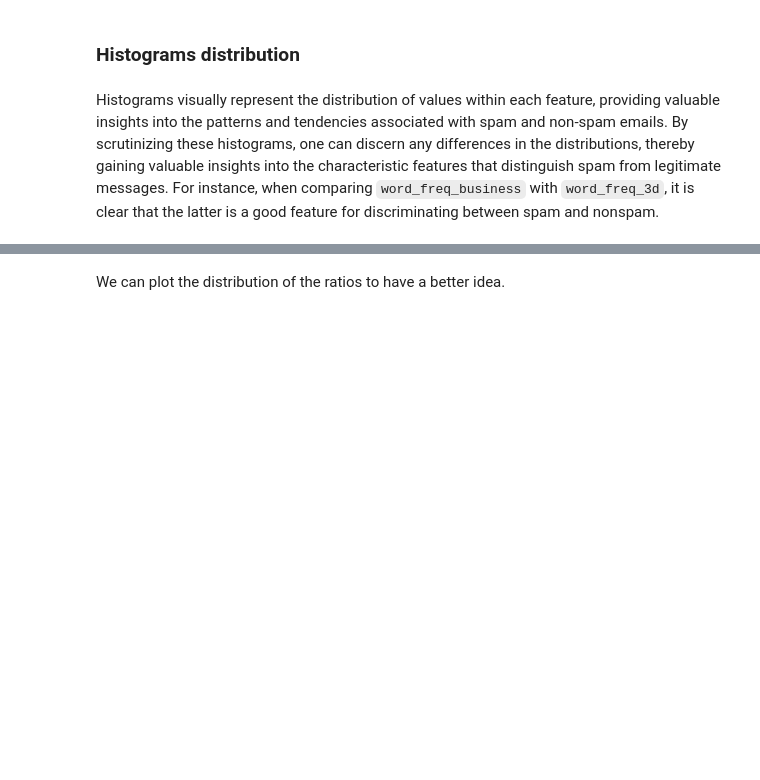
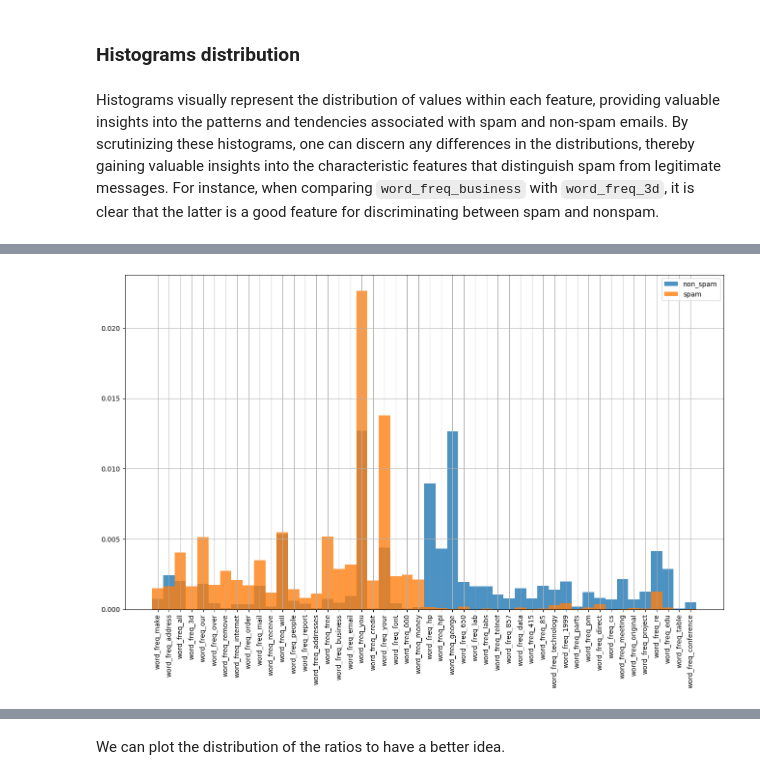
Before and after one commit to rosarioscavo/UCI-Spambase, a Jupyter notebook: uci_spambase.ipynb, the cells around one changed output, grey strips where cells are left out. Drawn from its saved outputs; the diff is of its cells as text; code cells hidden in the pictures; blank space fills up the shorter version.

```diff
--- a/uci_spambase.ipynb
+++ b/uci_spambase.ipynb
@@ -231,0 +284,5 @@ plot_histogram('word_freq_3d', spam, non_spam)
+# %%
+mean_wf = data.groupby('spam').mean()
+mean_wr_fr = mean_wf.iloc[:, 0:-9]
+nospam_wr_fr = mean_wr_fr.iloc[0]
+spam_wr_fr = mean_wr_fr.iloc[1]
@@ -232,2 +295,12 @@ plot_histogram('word_freq_3d', spam, non_spam)
+# %%
+plt.figure(figsize=(16, 9))
+plt.bar(nospam_wr_fr.index, nospam_wr_fr.values, width=1, alpha=0.8)
+plt.bar(spam_wr_fr.index, spam_wr_fr.values, width=1, alpha=0.8)
+plt.xticks(rotation='vertical')
+plt.legend(['non_spam', 'spam'])
+plt.grid()
+plt.show()
+# %% [output]
+[figure, added]
 # %% [markdown]
 ### Feature ratios <a id="feature-ratios"></a>
```
Also changed, not shown: parts of 41 cells of this notebook.
